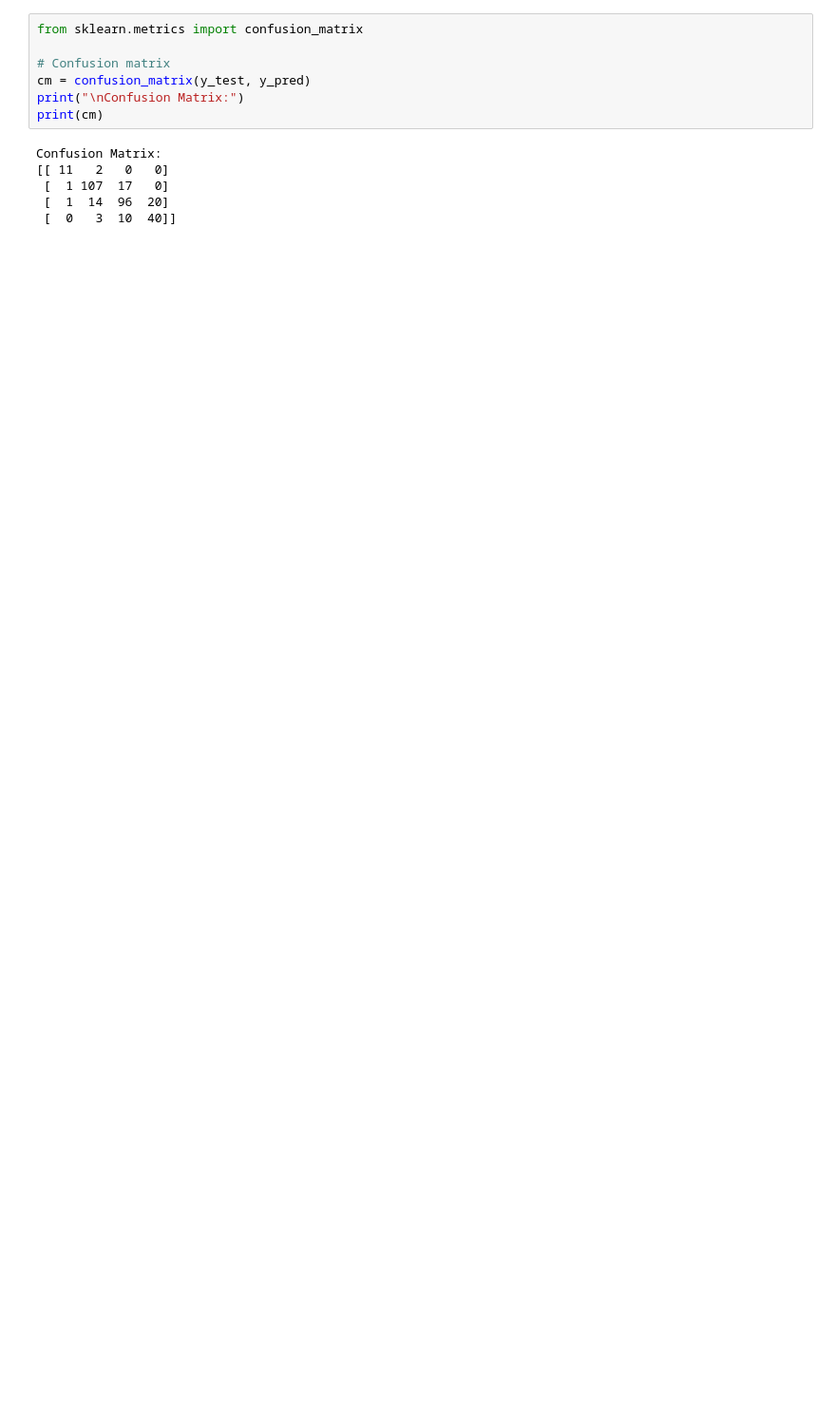
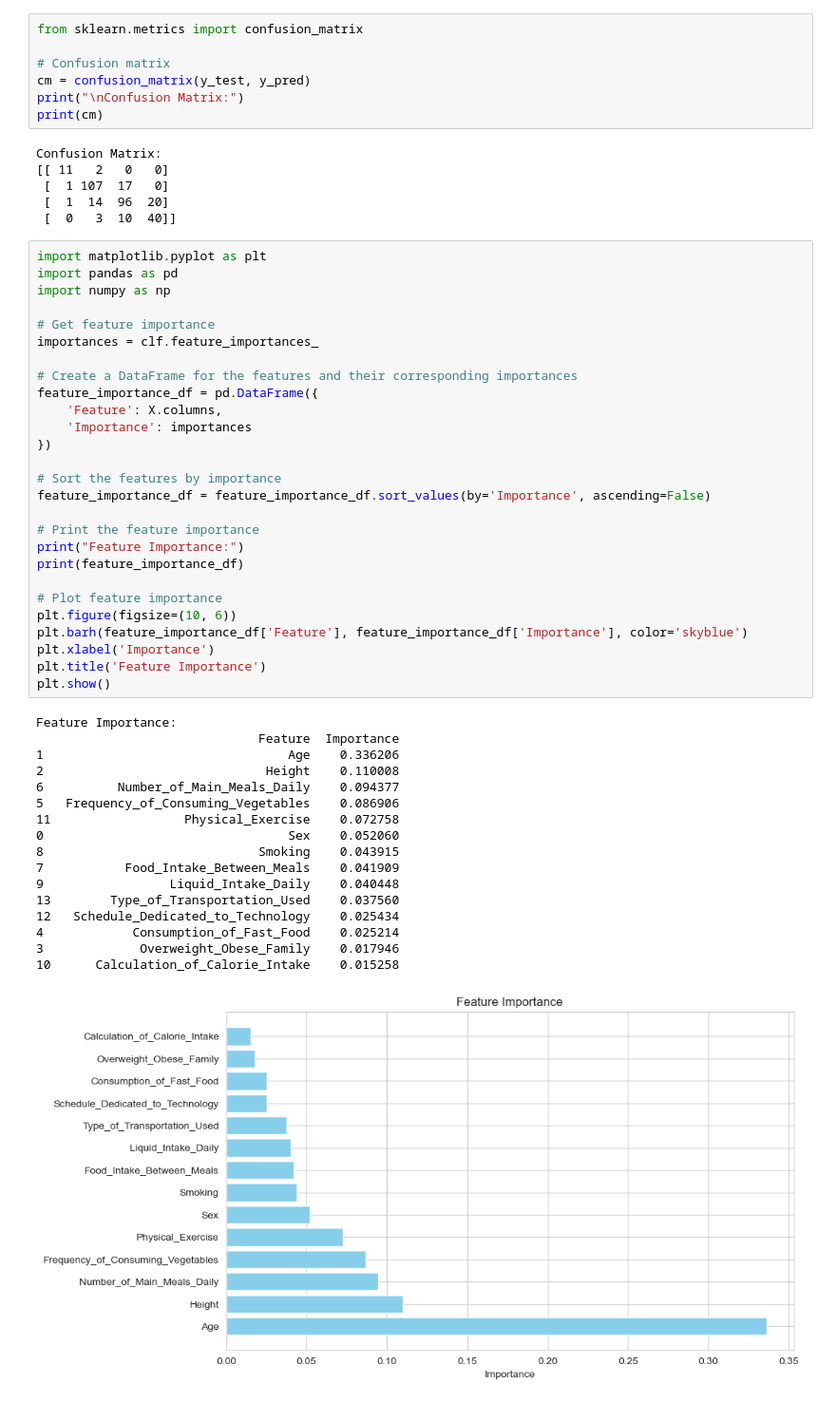
Before and after one commit to DekkerF190232/dsai-obesity, a Jupyter notebook: decision_tree.ipynb, the cells around one changed output. Shown: that part at 95% size. Saved outputs shown, nothing was run; the diff lists cells and outputs as text; blank space fills up the shorter version.

```diff
--- a/decision_tree.ipynb
+++ b/decision_tree.ipynb
@@ -109,3 +116,48 @@ Confusion Matrix:
  [  1 107  17   0]
  [  1  14  96  20]
  [  0   3  10  40]]
+# %%
+import matplotlib.pyplot as plt
+import pandas as pd
+import numpy as np
+
+# Get feature importance
+importances = clf.feature_importances_
+
+# Create a DataFrame for the features and their corresponding importances
+feature_importance_df = pd.DataFrame({
+    'Feature': X.columns,
+    'Importance': importances
+})
+
+# Sort the features by importance
+feature_importance_df = feature_importance_df.sort_values(by='Importance', ascending=False)
+
+# Print the feature importance
+print("Feature Importance:")
+print(feature_importance_df)
+
+# Plot feature importance
+plt.figure(figsize=(10, 6))
+plt.barh(feature_importance_df['Feature'], feature_importance_df['Importance'], color='skyblue')
+plt.xlabel('Importance')
+plt.title('Feature Importance')
+plt.show()
+# %% [output]
+Feature Importance:
+                              Feature  Importance
+1                                 Age    0.336206
+2                              Height    0.110008
+6          Number_of_Main_Meals_Daily    0.094377
+5   Frequency_of_Consuming_Vegetables    0.086906
+11                  Physical_Exercise    0.072758
+0                                 Sex    0.052060
+8                             Smoking    0.043915
+7           Food_Intake_Between_Meals    0.041909
+9                 Liquid_Intake_Daily    0.040448
+13        Type_of_Transportation_Used    0.037560
+12   Schedule_Dedicated_to_Technology    0.025434
+4            Consumption_of_Fast_Food    0.025214
+3             Overweight_Obese_Family    0.017946
+10      Calculation_of_Calorie_Intake    0.015258
+[figure, added]
```
Also changed, not shown: parts of 1 cell of this notebook.
